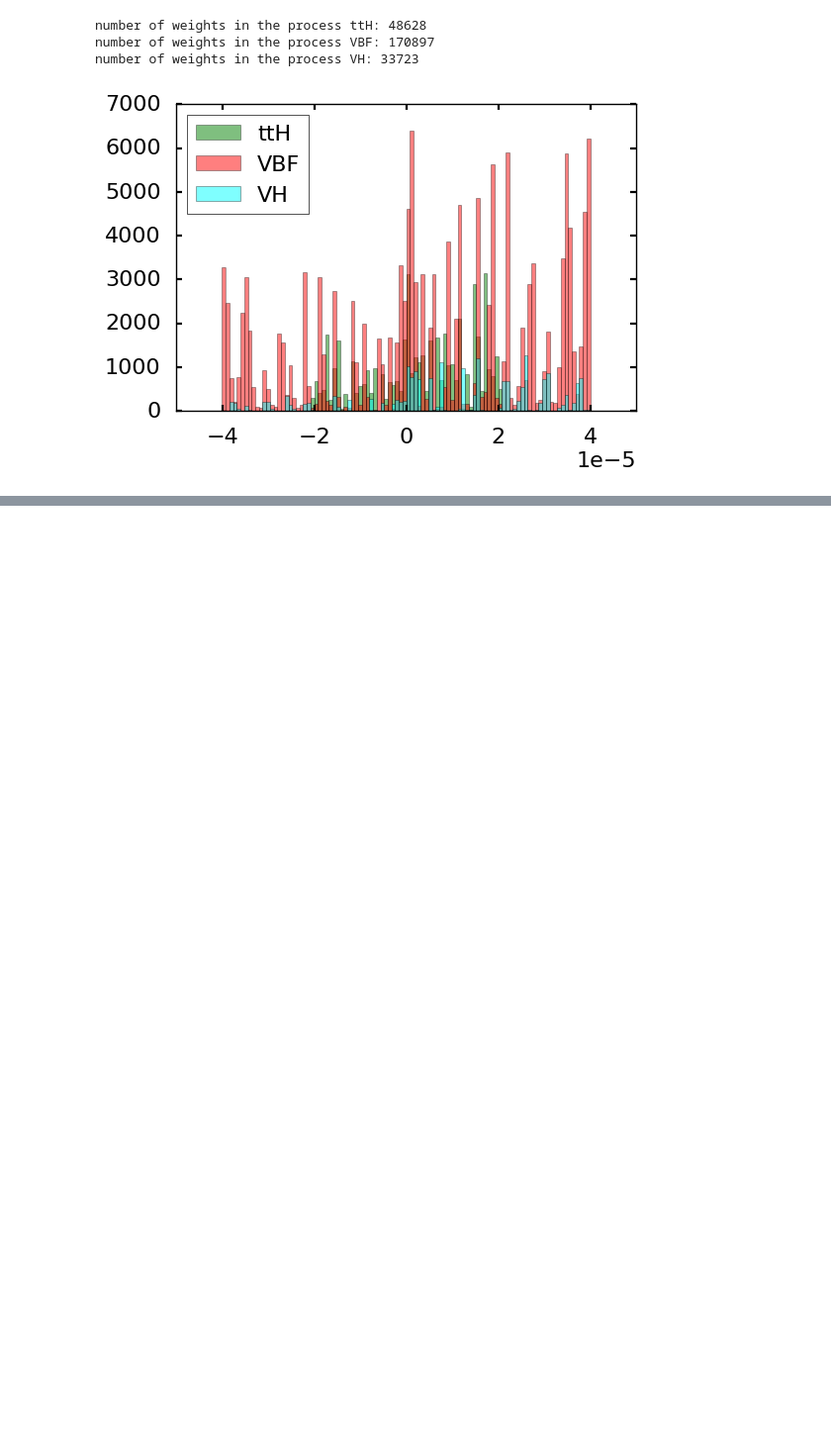
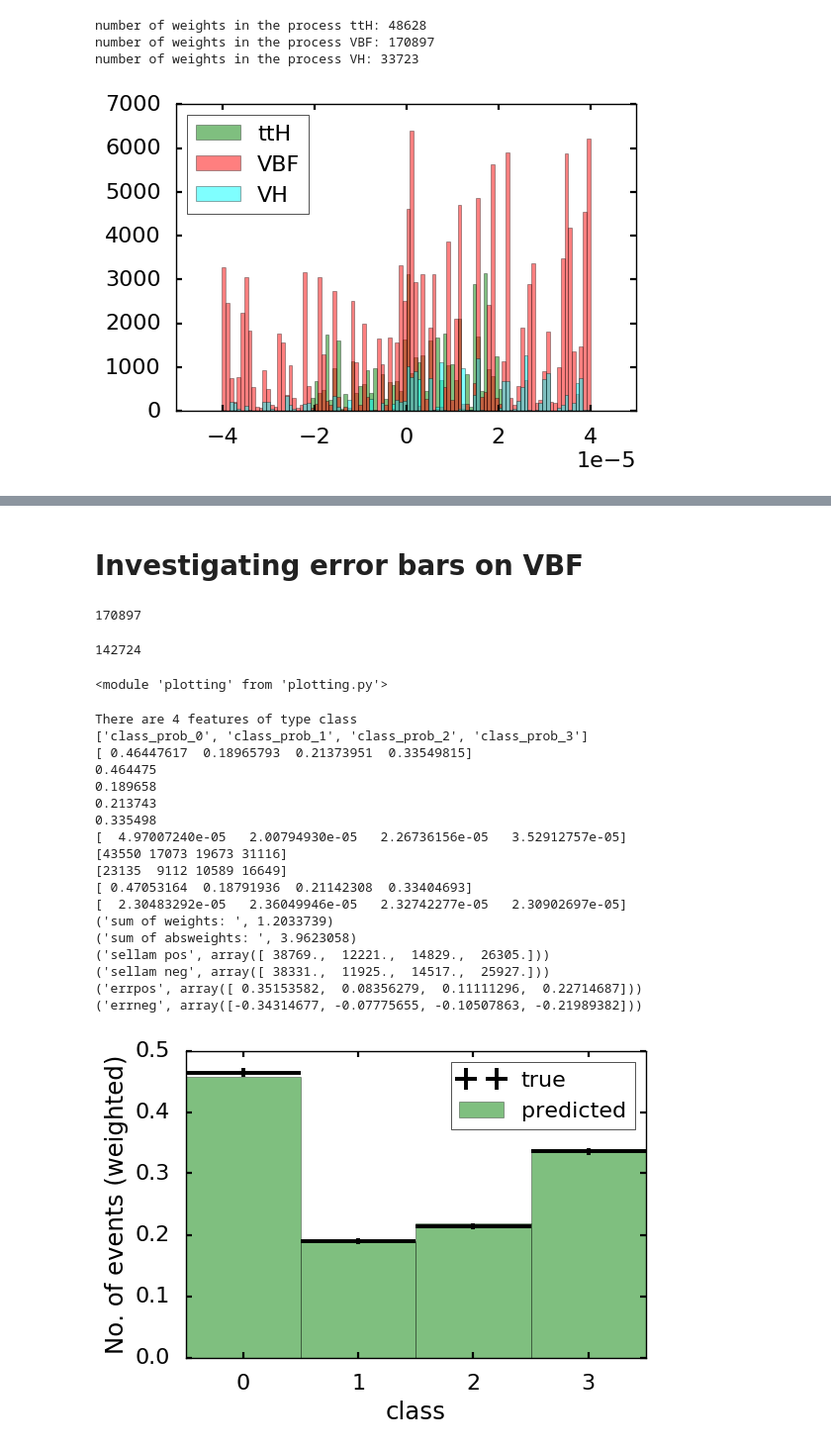
Before and after one commit to jandrejk/higgs_model_dep, a Jupyter notebook: CategoryProbability.ipynb, the cells around one changed output, grey strips where cells are left out. Shown at 99% size. Drawn from its saved outputs; the diff is of its cells as text; code cells hidden in the pictures; blank space fills up the shorter version.

```diff
--- a/CategoryProbability.ipynb
+++ b/CategoryProbability.ipynb
@@ -127 +148,40 @@ plt.show()
 [figure]
+# %% [markdown]
+# Investigating error bars on VBF
+# %%
+df_VBF = df_test[df_test['proc']==2]
+df_ggF = df_test[df_test['proc']==0]
+# %%
+df_VBF['weight'].count()
+# %% [output]
+170897
+# %%
+df_ggF['weight'].count()
+# %% [output]
+142724
+# %%
+reload(plotting)
+# %% [output]
+<module 'plotting' from 'plotting.py'>
+# %%
+plotting.naive_closure(df_VBF,'class',first=0,absolute=False)
+# %% [output]
+There are 4 features of type class
+['class_prob_0', 'class_prob_1', 'class_prob_2', 'class_prob_3']
+[ 0.46447617  0.18965793  0.21373951  0.33549815]
+0.464475
+0.189658
+0.213743
+0.335498
+[  4.97007240e-05   2.00794930e-05   2.26736156e-05   3.52912757e-05]
+[43550 17073 19673 31116]
+[23135  9112 10589 16649]
+[ 0.47053164  0.18791936  0.21142308  0.33404693]
+[  2.30483292e-05   2.36049946e-05   2.32742277e-05   2.30902697e-05]
+('sum of weights: ', 1.2033739)
+('sum of absweights: ', 3.9623058)
+('sellam pos', array([ 38769.,  12221.,  14829.,  26305.]))
+('sellam neg', array([ 38331.,  11925.,  14517.,  25927.]))
+('errpos', array([ 0.35153582,  0.08356279,  0.11111296,  0.22714687]))
+('errneg', array([-0.34314677, -0.07775655, -0.10507863, -0.21989382]))
+[figure, added]
```
Also changed, not shown: parts of 7 cells of this notebook, 2 other files.
